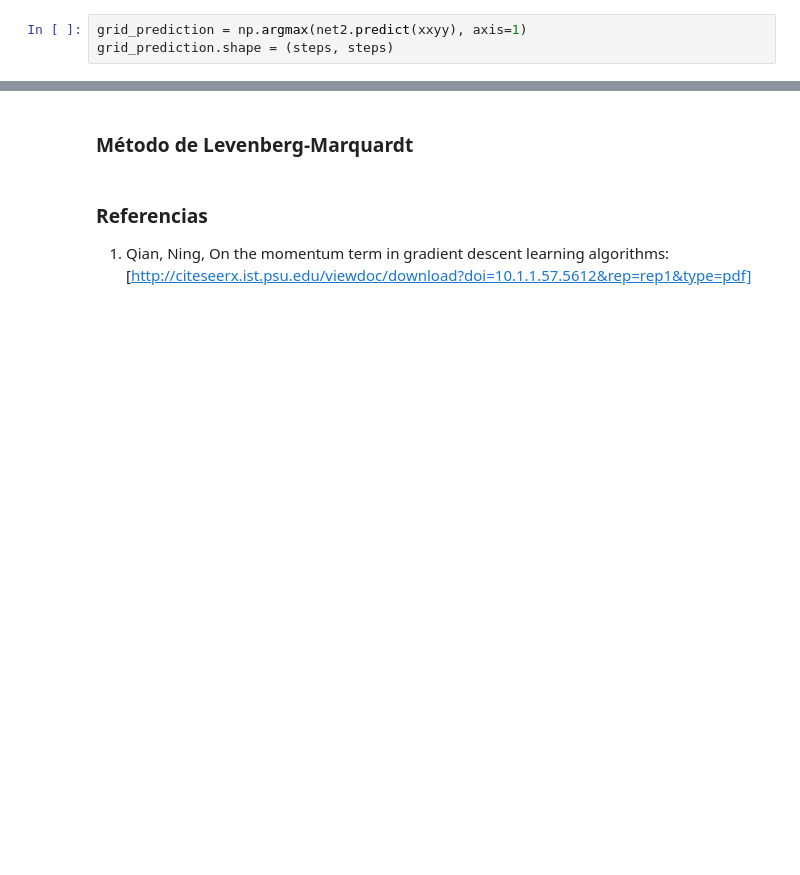
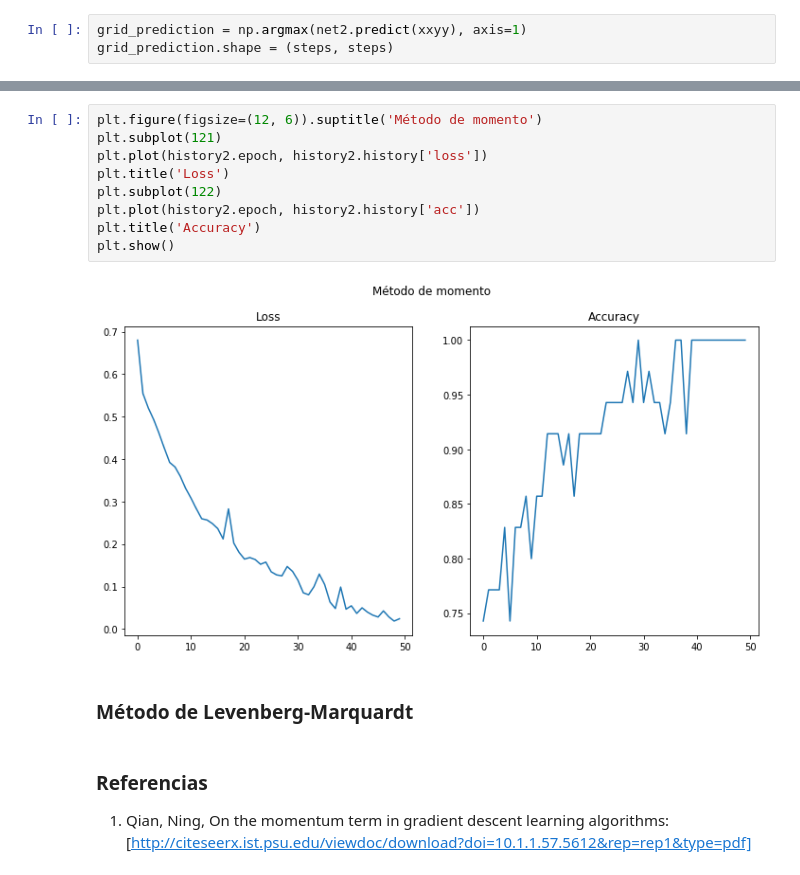
Before and after one commit to dsjkdm/dnn-pf, a Jupyter notebook: pf.ipynb, the cells around one changed output, grey strips where cells are left out. Cells and saved outputs as stored; diff of their text form; blank space fills up the shorter version.

```diff
--- a/pf.ipynb
+++ b/pf.ipynb
@@ -184,3 +173,14 @@ plt.show()
+# %%
+plt.figure(figsize=(12, 6)).suptitle('Método de momento')
+plt.subplot(121)
+plt.plot(history2.epoch, history2.history['loss'])
+plt.title('Loss')
+plt.subplot(122)
+plt.plot(history2.epoch, history2.history['acc'])
+plt.title('Accuracy')
+plt.show()
+# %% [output]
+[figure, added]
 # %% [markdown]
 ### Método de Levenberg-Marquardt
 # %% [markdown]
```
Also changed, not shown: parts of 5 cells of this notebook.
